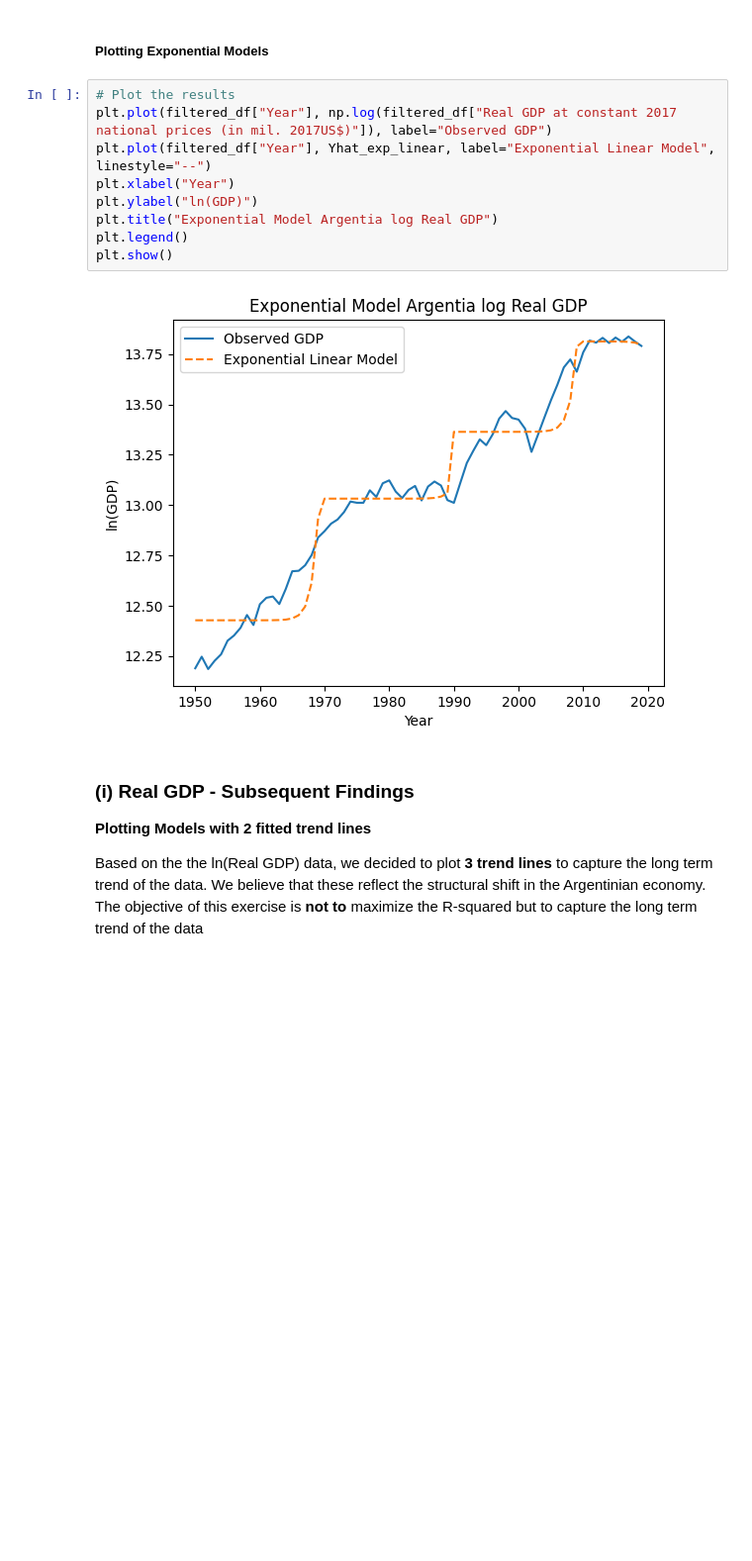
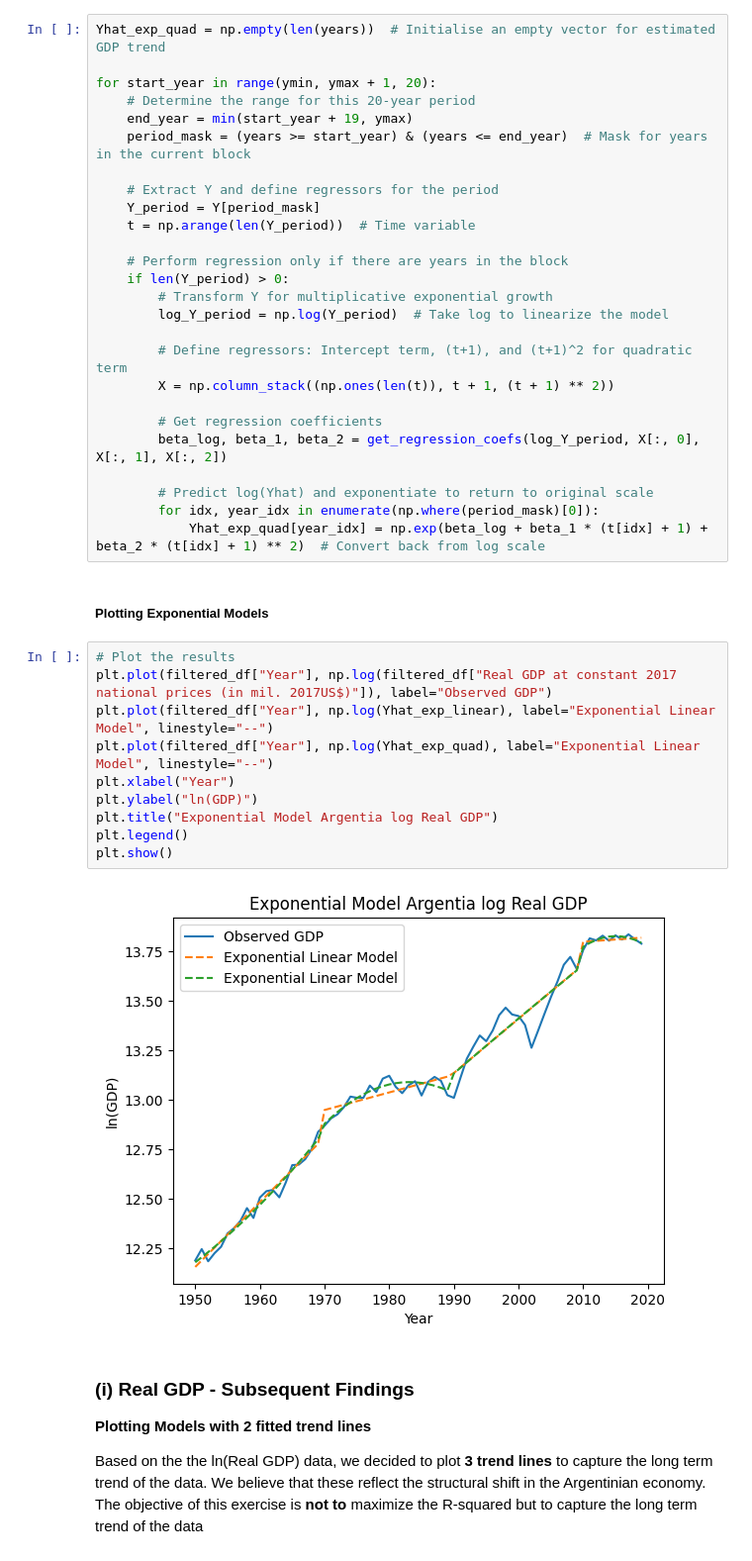
Before and after one commit to andreheeshaojun/EC2B1-Coursework, a Jupyter notebook: Section A/Section-A-Code.ipynb, the cells around one changed output. Shown at 99% size. Saved outputs shown, nothing was run; the diff lists cells and outputs as text; blank space fills up the shorter version.

Commit message:
Exponential graphs changed

```diff
--- a/Section A/Section-A-Code.ipynb
+++ b/Section A/Section-A-Code.ipynb
@@ -189,16 +224,43 @@ for start_year in range(ymin, ymax + 1, 20):
+# %%
+Yhat_exp_quad = np.empty(len(years))  # Initialise an empty vector for estimated GDP trend
+
+for start_year in range(ymin, ymax + 1, 20):
+    # Determine the range for this 20-year period
+    end_year = min(start_year + 19, ymax)
+    period_mask = (years >= start_year) & (years <= end_year)  # Mask for years in the current block
+
+    # Extract Y and define regressors for the period
+    Y_period = Y[period_mask]
+    t = np.arange(len(Y_period))  # Time variable
+
+    # Perform regression only if there are years in the block
+    if len(Y_period) > 0:
+        # Transform Y for multiplicative exponential growth
+        log_Y_period = np.log(Y_period)  # Take log to linearize the model
+
+        # Define regressors: Intercept term, (t+1), and (t+1)^2 for quadratic term
+        X = np.column_stack((np.ones(len(t)), t + 1, (t + 1) ** 2))
+
+        # Get regression coefficients
+        beta_log, beta_1, beta_2 = get_regression_coefs(log_Y_period, X[:, 0], X[:, 1], X[:, 2])
+
+        # Predict log(Yhat) and exponentiate to return to original scale
+        for idx, year_idx in enumerate(np.where(period_mask)[0]):
+            Yhat_exp_quad[year_idx] = np.exp(beta_log + beta_1 * (t[idx] + 1) + beta_2 * (t[idx] + 1) ** 2)  # Convert back from log scale
 # %% [markdown]
 ##### Plotting Exponential Models
 # %%
 # Plot the results
 plt.plot(filtered_df["Year"], np.log(filtered_df["Real GDP at constant 2017 national prices (in mil. 2017US$)"]), label="Observed GDP")
-plt.plot(filtered_df["Year"], Yhat_exp_linear, label="Exponential Linear Model", linestyle="--")
+plt.plot(filtered_df["Year"], np.log(Yhat_exp_linear), label="Exponential Linear Model", linestyle="--")
+plt.plot(filtered_df["Year"], np.log(Yhat_exp_quad), label="Exponential Linear Model", linestyle="--")
 plt.xlabel("Year")
 plt.ylabel("ln(GDP)")
 plt.title("Exponential Model Argentia log Real GDP")
 plt.legend()
 plt.show()
 # %% [output]
-[figure, old version]
+[figure, new version]
 # %% [markdown]
 ### **(i) Real GDP - Subsequent Findings**
 
```
Also changed, not shown: parts of 30 cells of this notebook.
